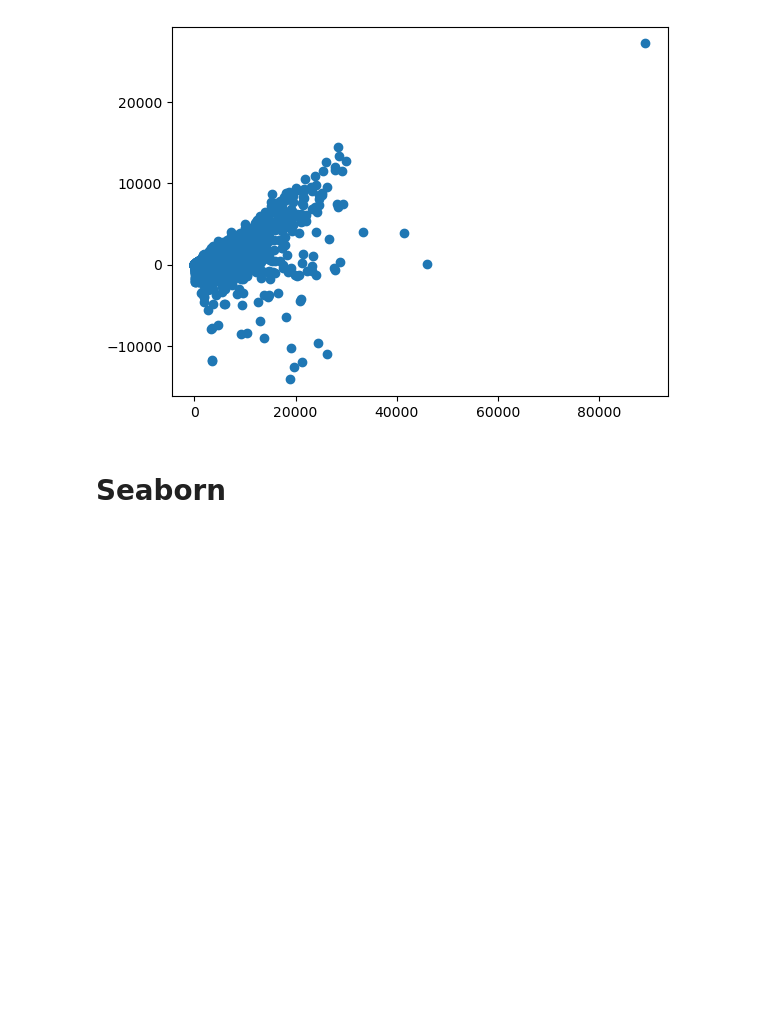
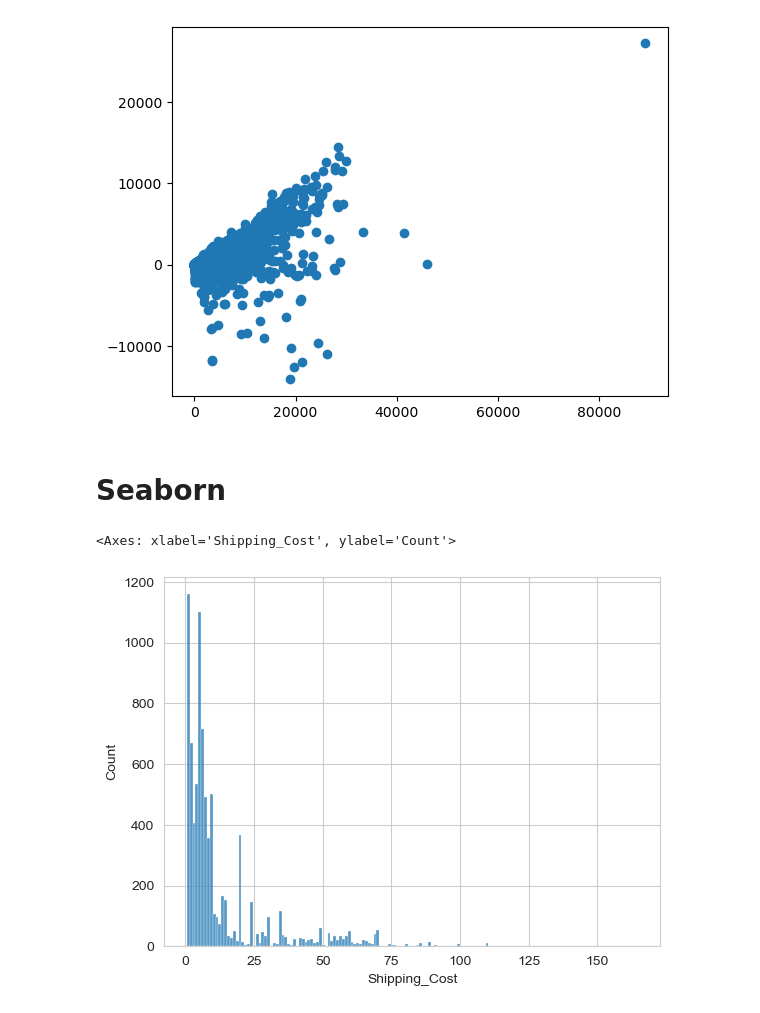
Before and after one commit to HayBeeCoder/ai, a Jupyter notebook: dl-with-real-life-projects-coursera/Matplotlib.ipynb, the cells around one changed output. Saved outputs shown, nothing was run; the diff lists cells and outputs as text; code cells hidden in the pictures; blank space fills up the shorter version.

```diff
--- a/dl-with-real-life-projects-coursera/Matplotlib.ipynb
+++ b/dl-with-real-life-projects-coursera/Matplotlib.ipynb
@@ -178,4 +178,7 @@ import seaborn as sns
 sns.set_style("whitegrid")
 df = pd.read_csv("https://raw.githubusercontent.com/nagamounika5/Datasets/master/Global%20Dataset/Market_Fact.csv")
 # %%
-sns.distplot(df["Shipping_Cost"])
+sns.histplot(df["Shipping_Cost"])
+# %% [output]
+<Axes: xlabel='Shipping_Cost', ylabel='Count'>
+[figure, added]
```
Also changed, not shown: parts of 3 cells of this notebook.
